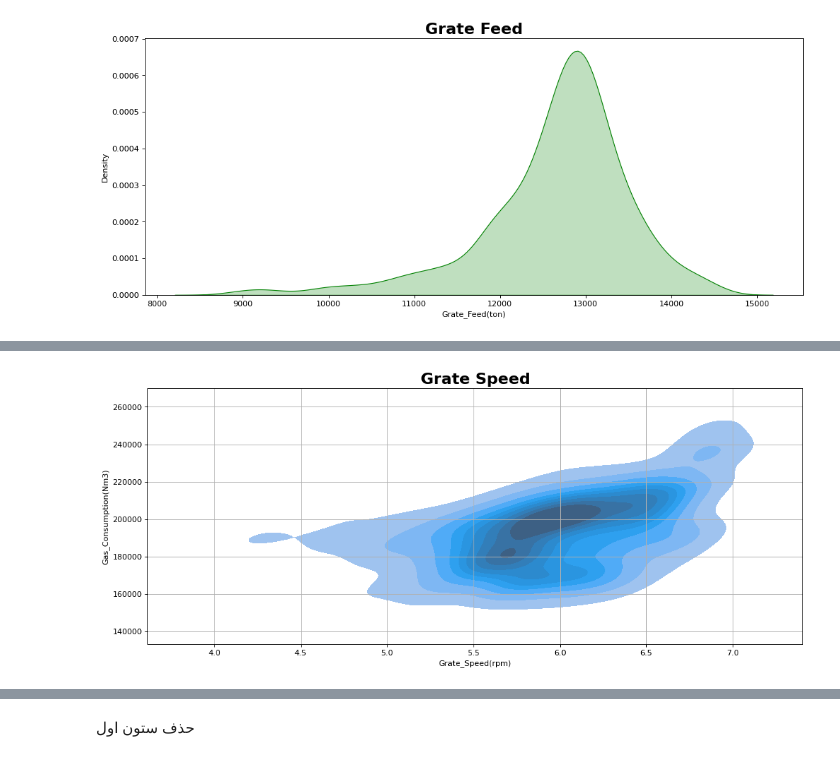
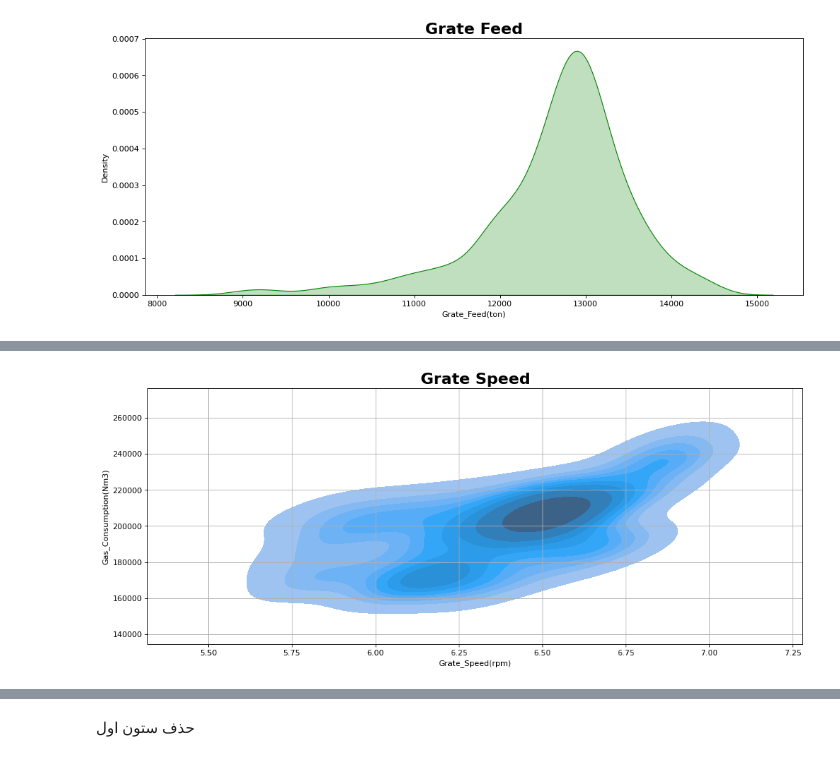
Before and after one commit to heidaralavi/Gas-Prj, a Jupyter notebook: Gas_Visualization.ipynb, the cells around one changed output, grey strips where cells are left out. Drawn from its saved outputs; the diff is of its cells as text; code cells hidden in the pictures.

```diff
--- a/Gas_Visualization.ipynb
+++ b/Gas_Visualization.ipynb
@@ -107,8 +106,13 @@ Download_to_local_drive(File_Name)
 plt.figure(figsize=(15,6),dpi=80)
 plt.title('Grate Speed', fontsize=20,fontweight='bold')
 plt.grid()
-sns.kdeplot(data=df, x=df.iloc[:,7] , y=df.iloc[:,19],fill=True, levels=10)
+#x=df[df['Grate_Feed(ton)'] >= 0].iloc[:,7]
+
+#sns.kdeplot(data=df, x=df.iloc[:,7] , y=df.iloc[:,19],fill=True, levels=10)
+sns.kdeplot(data=df, x=df[df['Grate_Feed(ton)'] >= 13000].iloc[:,7] , y=df[df['Grate_Feed(ton)'] >= 13000].iloc[:,19],fill=True, levels=10)
+#sns.scatterplot(data=df, x=df[df['Grate_Feed(ton)'] >= 12500].iloc[:,7] , y=df[df['Grate_Feed(ton)'] >= 12500].iloc[:,19],color='red')
+plt.show()
 #Download to local drive
-File_Name='Grate_Speed.jpg'
-Download_to_local_drive(File_Name)
+#File_Name='Grate_Speed.jpg'
+#Download_to_local_drive(File_Name)
 # %% [output]
@@ -117 +119 @@ Download_to_local_drive(File_Name)
-[figure, old version]
+[figure, new version]
```
Also changed, not shown: parts of 4 cells of this notebook.
